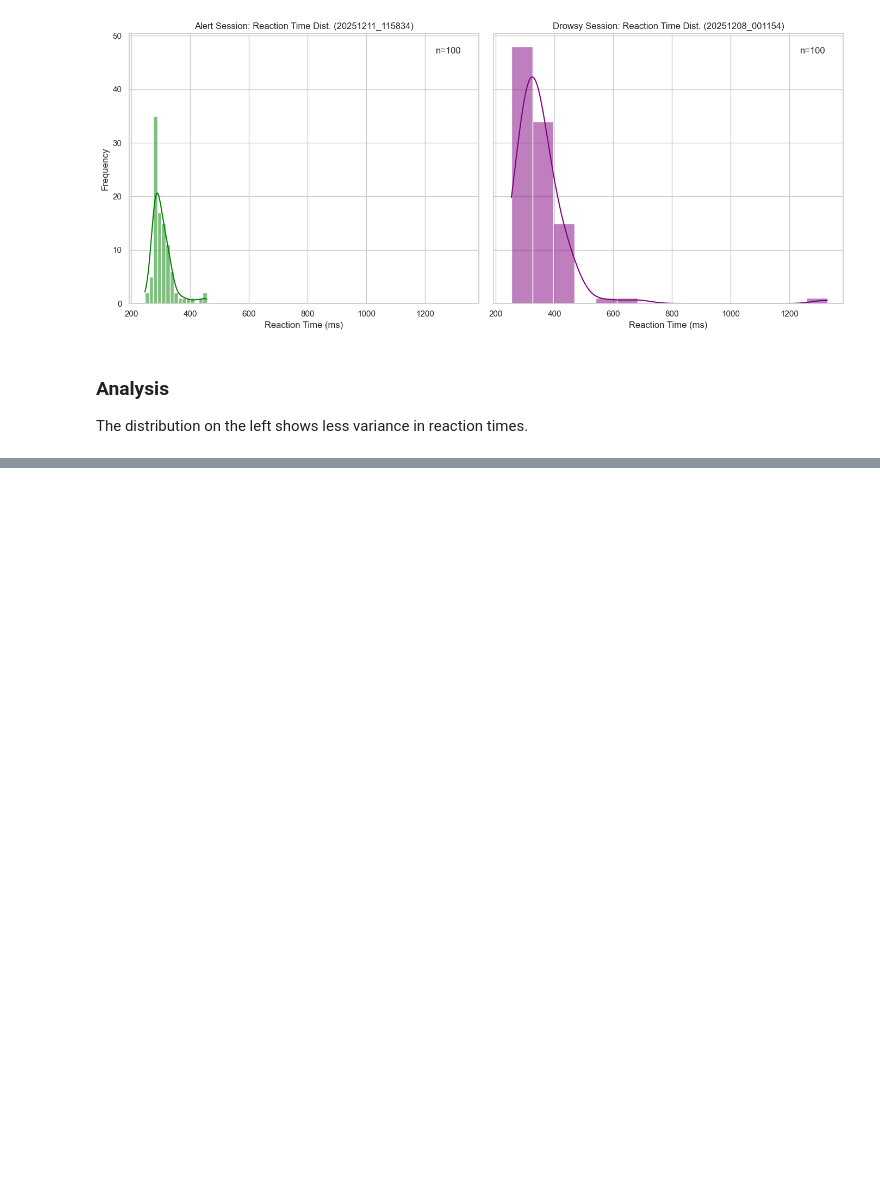
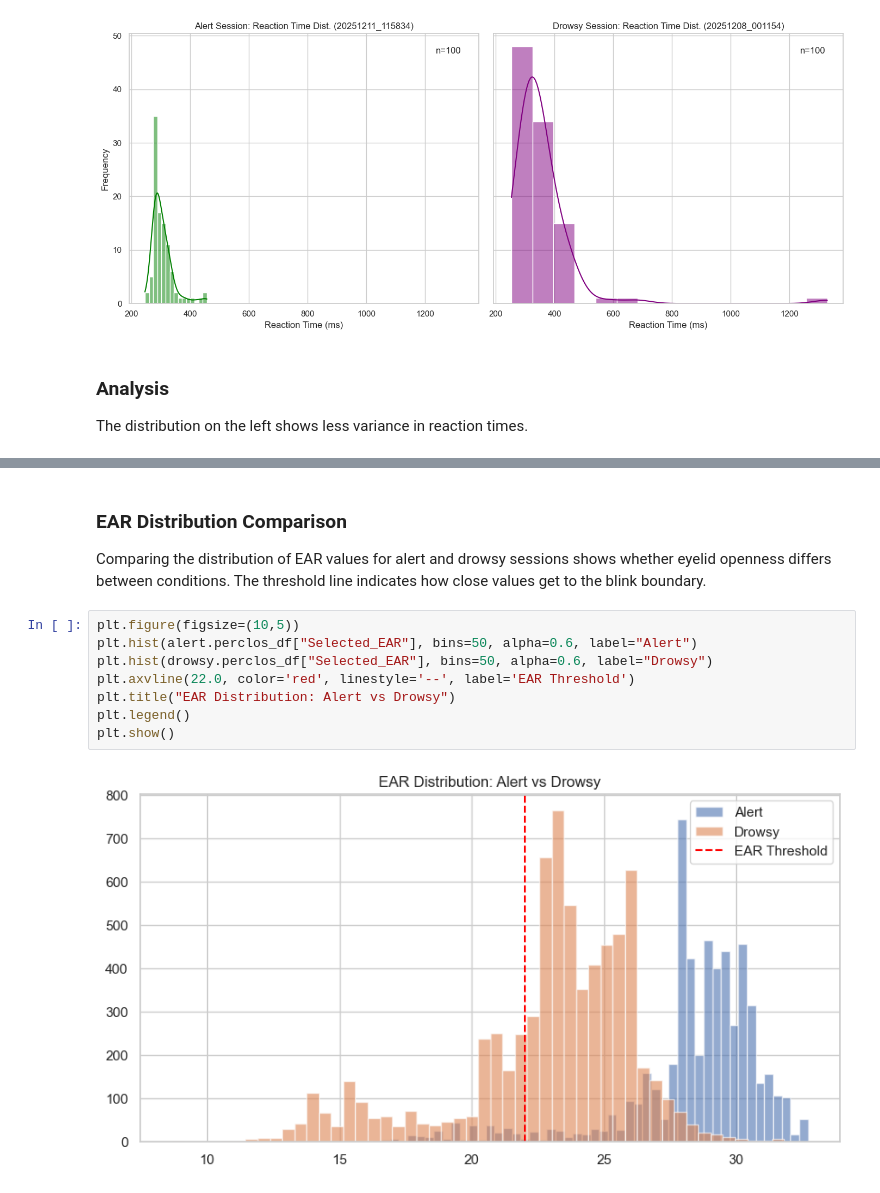
Before and after one commit to jjlukose55/Data_Collection_Final_Project, a Jupyter notebook: DataAnalysis_FinalProject.ipynb, the cells around one changed output, grey strips where cells are left out. Cells and saved outputs as stored; diff of their text form; blank space fills up the shorter version.

```diff
--- a/DataAnalysis_FinalProject.ipynb
+++ b/DataAnalysis_FinalProject.ipynb
@@ -399,0 +539,13 @@ plt.show()
+# %% [markdown]
+### EAR Distribution Comparison
+Comparing the distribution of EAR values for alert and drowsy sessions shows whether eyelid openness differs between conditions. The threshold line indicates how close values get to the blink boundary.
+# %%
+plt.figure(figsize=(10,5))
+plt.hist(alert.perclos_df["Selected_EAR"], bins=50, alpha=0.6, label="Alert")
+plt.hist(drowsy.perclos_df["Selected_EAR"], bins=50, alpha=0.6, label="Drowsy")
+plt.axvline(22.0, color='red', linestyle='--', label='EAR Threshold')
+plt.title("EAR Distribution: Alert vs Drowsy")
+plt.legend()
+plt.show()
+# %% [output]
+[figure, added]
```
Also changed, not shown: parts of 18 cells of this notebook.
